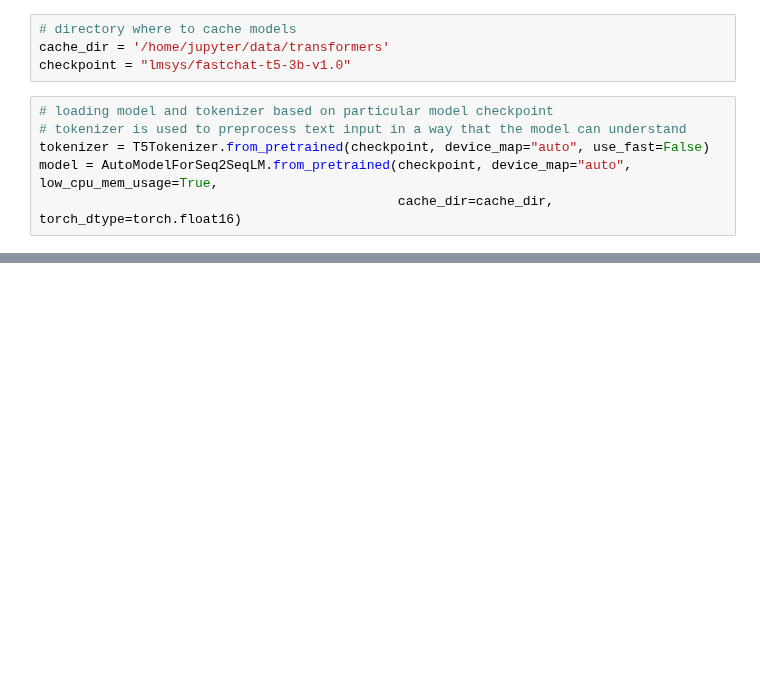
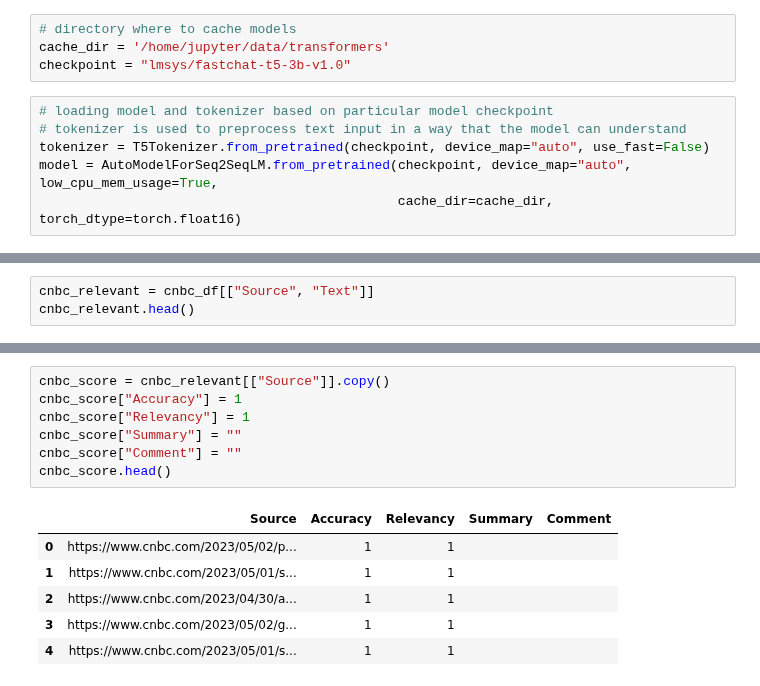
Before and after one commit to yw4401/FinBot, a Jupyter notebook: notebooks/FLAN-T5.ipynb, the cells around one changed output, grey strips where cells are left out. Saved outputs shown, nothing was run; the diff lists cells and outputs as text; blank space fills up the shorter version.

```diff
--- a/notebooks/FLAN-T5.ipynb
+++ b/notebooks/FLAN-T5.ipynb
@@ -388,0 +60,3 @@ print(response)
+# %%
+cnbc_relevant = cnbc_df[["Source", "Text"]]
+cnbc_relevant.head()
@@ -388,0 +102,14 @@ print(response)
+# %%
+cnbc_score = cnbc_relevant[["Source"]].copy()
+cnbc_score["Accuracy"] = 1
+cnbc_score["Relevancy"] = 1
+cnbc_score["Summary"] = ""
+cnbc_score["Comment"] = ""
+cnbc_score.head()
+# %% [output]
+|  | Source | Accuracy | Relevancy | Summary | Comment |
+| 0 | https://www.cnbc.com/2023/05/02/p... | 1 | 1 |  |  |
+| 1 | https://www.cnbc.com/2023/05/01/s... | 1 | 1 |  |  |
+| 2 | https://www.cnbc.com/2023/04/30/a... | 1 | 1 |  |  |
+| 3 | https://www.cnbc.com/2023/05/02/g... | 1 | 1 |  |  |
+| 4 | https://www.cnbc.com/2023/05/01/s... | 1 | 1 |  |  |
```
Also changed, not shown: parts of 84 cells of this notebook.
